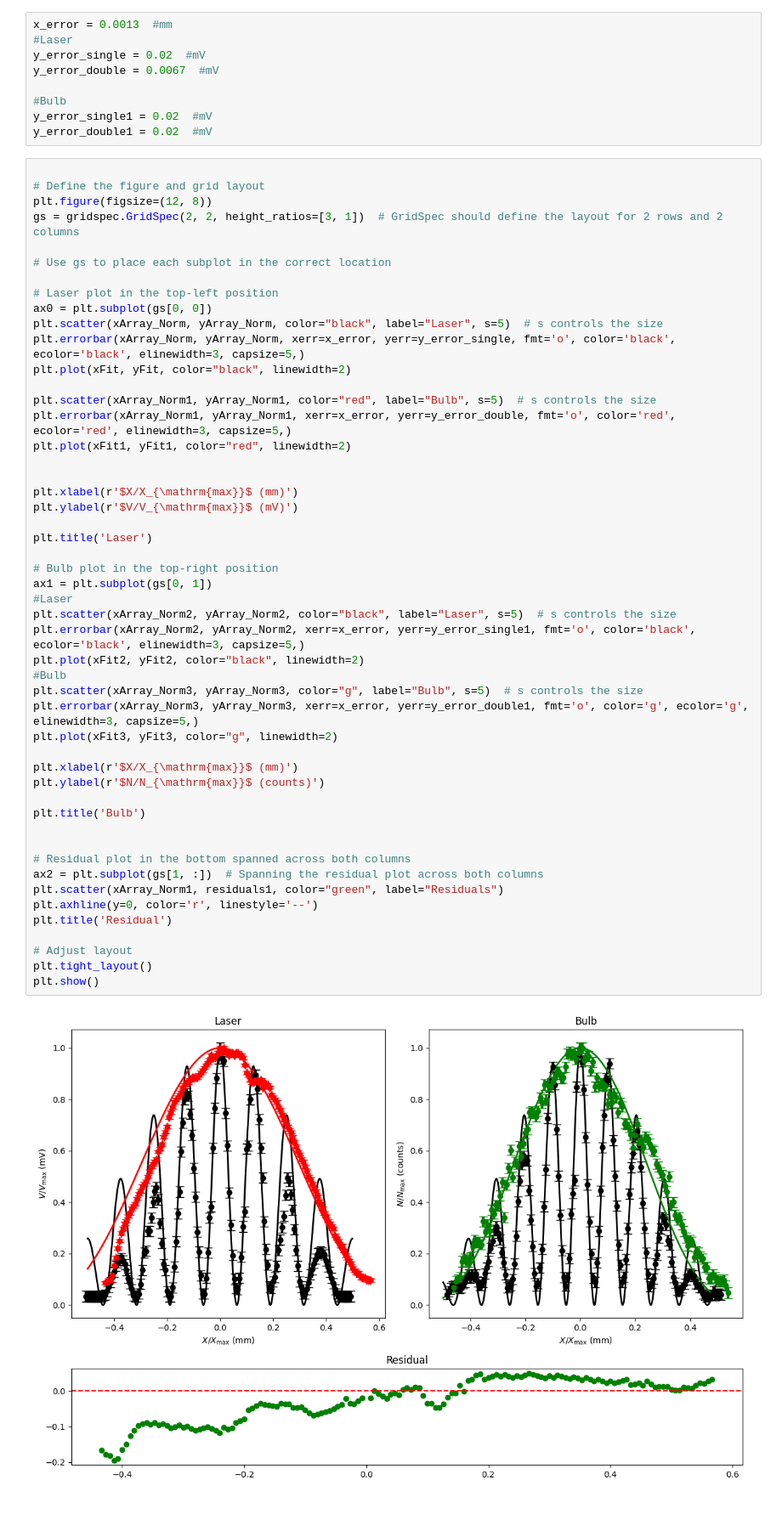
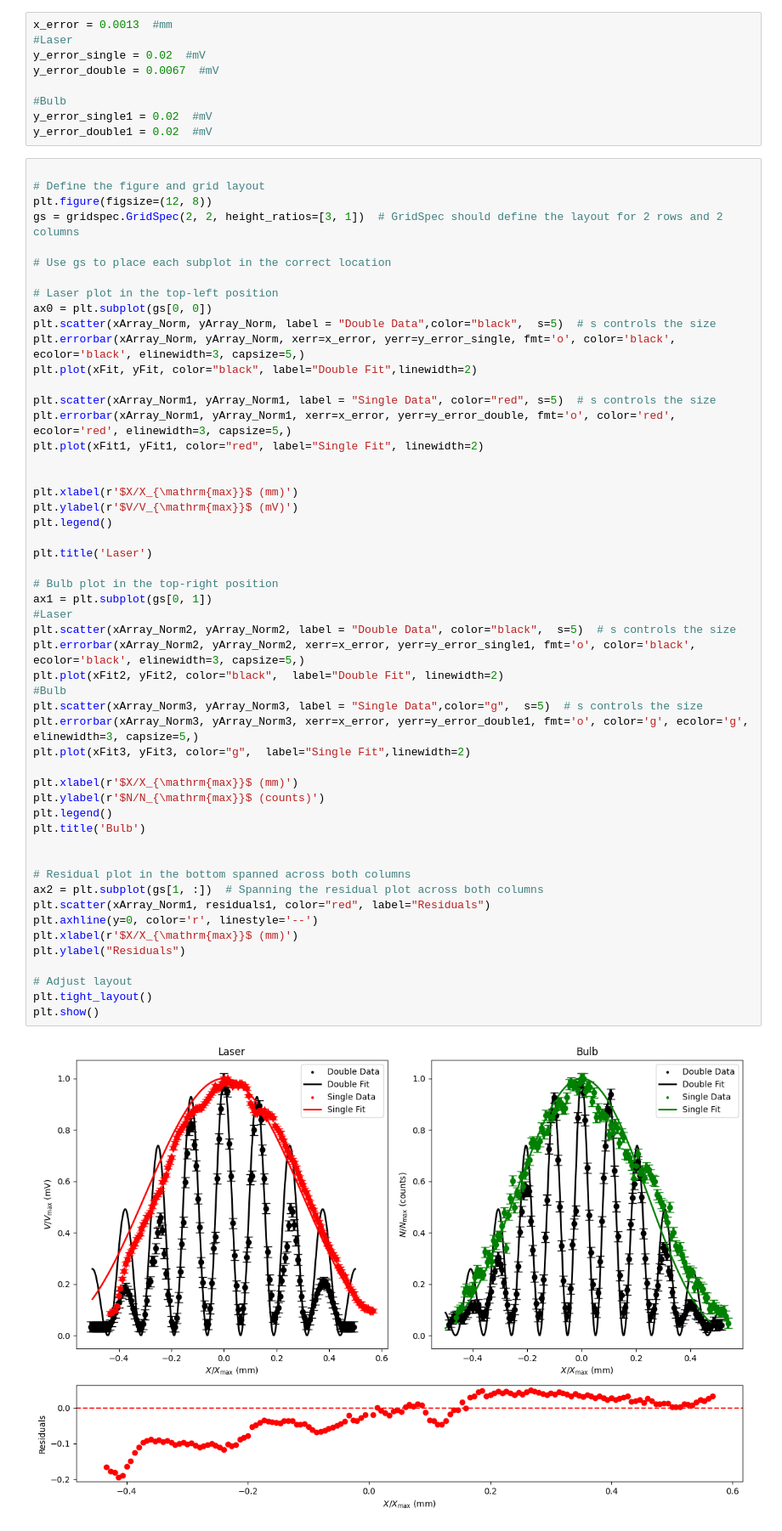
Before and after one commit to ChristianArgueta/PHSX-616, a Jupyter notebook: SIngle Photon.ipynb, the cells around one changed output. Shown at 85% size. Saved outputs shown, nothing was run; the diff lists cells and outputs as text.

```diff
--- a/SIngle Photon.ipynb
+++ b/SIngle Photon.ipynb
@@ -392,45 +392,47 @@ gs = gridspec.GridSpec(2, 2, height_ratios=[3, 1])  # GridSpec should define the
 
 # Laser plot in the top-left position
 ax0 = plt.subplot(gs[0, 0])
-plt.scatter(xArray_Norm, yArray_Norm, color="black", label="Laser", s=5)  # s controls the size
+plt.scatter(xArray_Norm, yArray_Norm, label = "Double Data",color="black",  s=5)  # s controls the size
 plt.errorbar(xArray_Norm, yArray_Norm, xerr=x_error, yerr=y_error_single, fmt='o', color='black', ecolor='black', elinewidth=3, capsize=5,)
-plt.plot(xFit, yFit, color="black", linewidth=2)
+plt.plot(xFit, yFit, color="black", label="Double Fit",linewidth=2)
 
-plt.scatter(xArray_Norm1, yArray_Norm1, color="red", label="Bulb", s=5)  # s controls the size
+plt.scatter(xArray_Norm1, yArray_Norm1, label = "Single Data", color="red", s=5)  # s controls the size
 plt.errorbar(xArray_Norm1, yArray_Norm1, xerr=x_error, yerr=y_error_double, fmt='o', color='red', ecolor='red', elinewidth=3, capsize=5,)
-plt.plot(xFit1, yFit1, color="red", linewidth=2)
+plt.plot(xFit1, yFit1, color="red", label="Single Fit", linewidth=2)
 
 
 plt.xlabel(r'$X/X_{\mathrm{max}}$ (mm)')
 plt.ylabel(r'$V/V_{\mathrm{max}}$ (mV)')
+plt.legend()
 
 plt.title('Laser')
 
 # Bulb plot in the top-right position
 ax1 = plt.subplot(gs[0, 1])
 #Laser
-plt.scatter(xArray_Norm2, yArray_Norm2, color="black", label="Laser", s=5)  # s controls the size
+plt.scatter(xArray_Norm2, yArray_Norm2, label = "Double Data", color="black",  s=5)  # s controls the size
 plt.errorbar(xArray_Norm2, yArray_Norm2, xerr=x_error, yerr=y_error_single1, fmt='o', color='black', ecolor='black', elinewidth=3, capsize=5,)
-plt.plot(xFit2, yFit2, color="black", linewidth=2)
+plt.plot(xFit2, yFit2, color="black",  label="Double Fit", linewidth=2)
 #Bulb
-plt.scatter(xArray_Norm3, yArray_Norm3, color="g", label="Bulb", s=5)  # s controls the size
+plt.scatter(xArray_Norm3, yArray_Norm3, label = "Single Data",color="g",  s=5)  # s controls the size
 plt.errorbar(xArray_Norm3, yArray_Norm3, xerr=x_error, yerr=y_error_double1, fmt='o', color='g', ecolor='g', elinewidth=3, capsize=5,)
-plt.plot(xFit3, yFit3, color="g", linewidth=2)
+plt.plot(xFit3, yFit3, color="g",  label="Single Fit",linewidth=2)
 
 plt.xlabel(r'$X/X_{\mathrm{max}}$ (mm)')
 plt.ylabel(r'$N/N_{\mathrm{max}}$ (counts)')
-
+plt.legend()
 plt.title('Bulb')
 
 
 # Residual plot in the bottom spanned across both columns
 ax2 = plt.subplot(gs[1, :])  # Spanning the residual plot across both columns
-plt.scatter(xArray_Norm1, residuals1, color="green", label="Residuals")
+plt.scatter(xArray_Norm1, residuals1, color="red", label="Residuals")
 plt.axhline(y=0, color='r', linestyle='--')
-plt.title('Residual')
+plt.xlabel(r'$X/X_{\mathrm{max}}$ (mm)')
+plt.ylabel("Residuals")
 
 # Adjust layout
 plt.tight_layout()
 plt.show()
 # %% [output]
-[figure, old version]
+[figure, new version]
```
